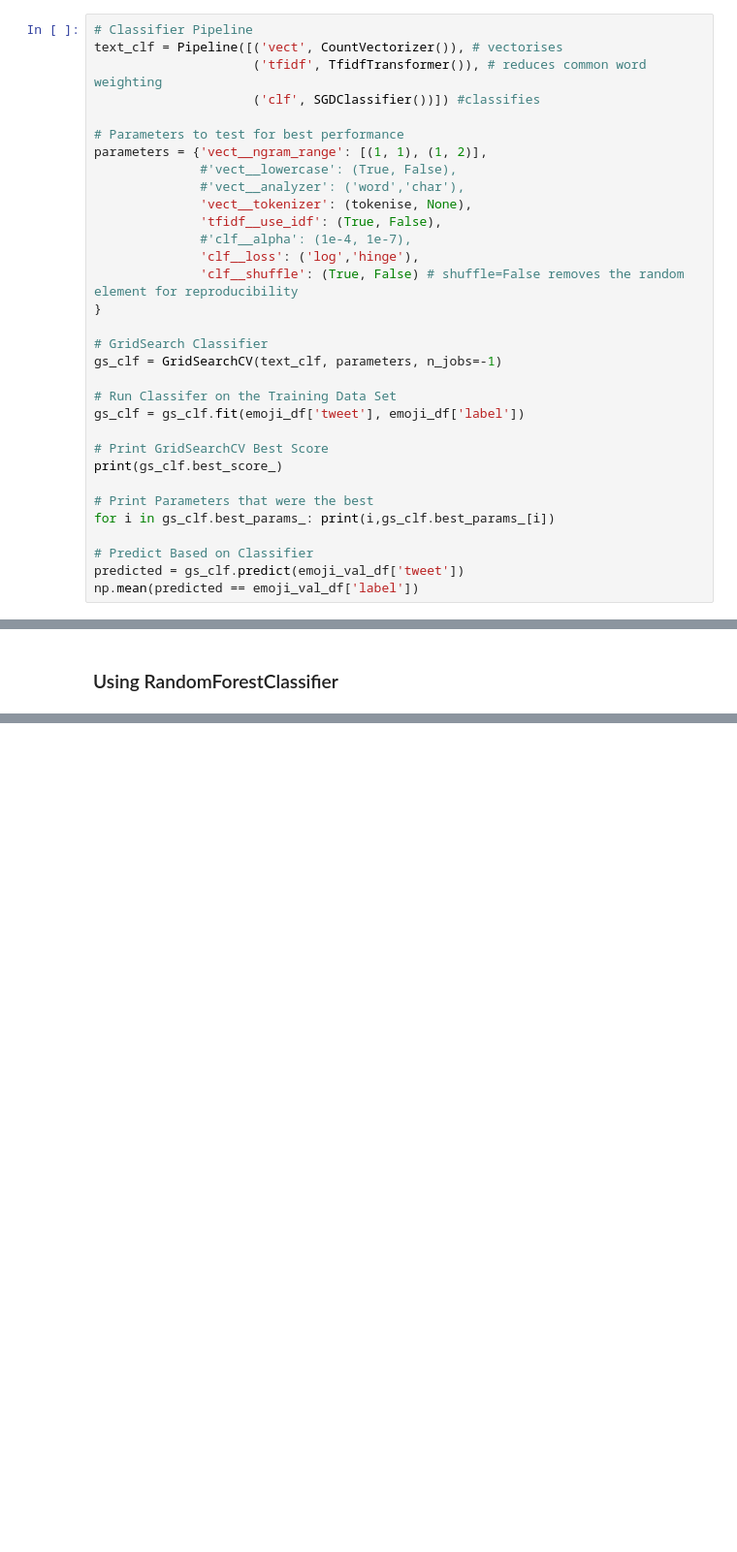
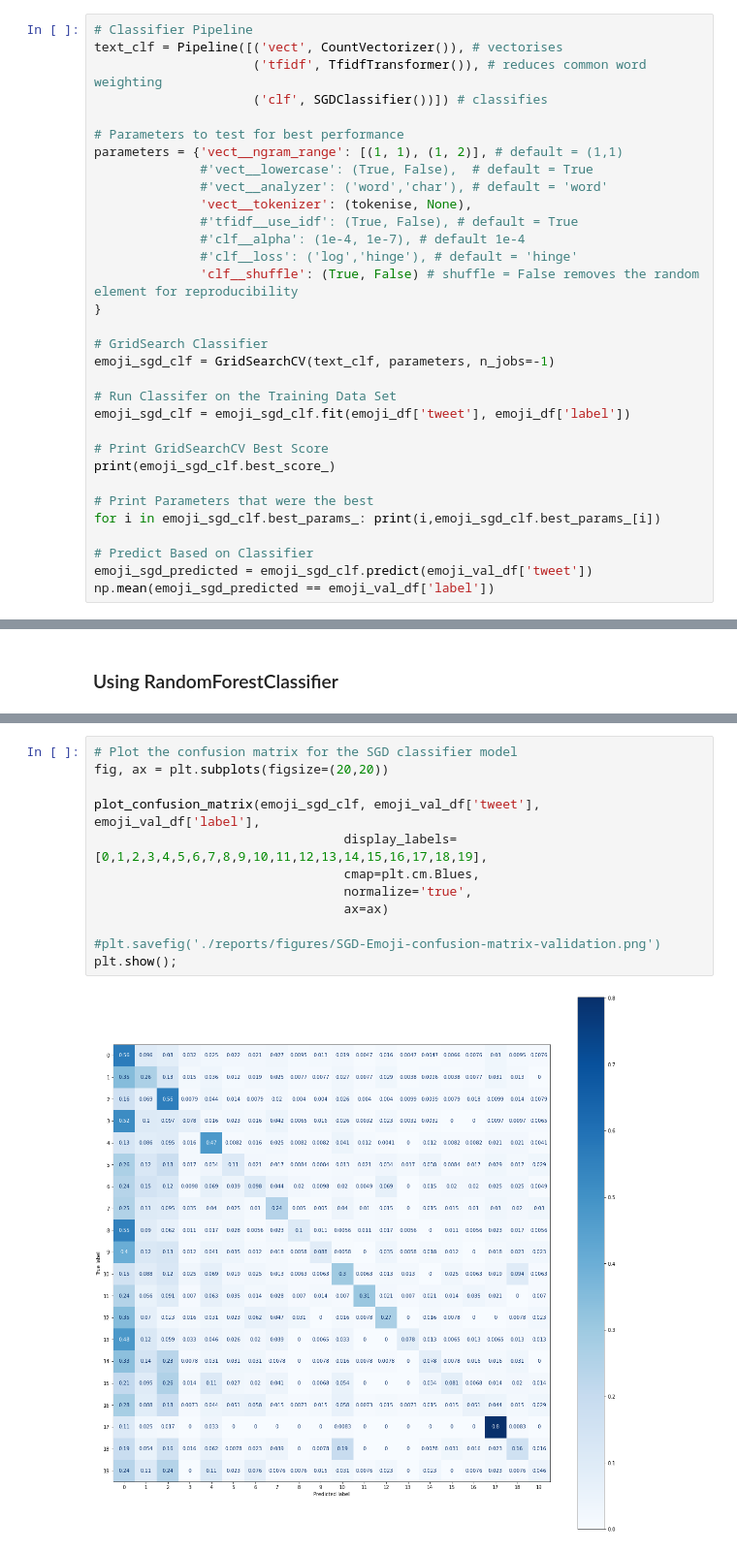
Before and after one commit to dmdequin/fyp2021p4g03, a Jupyter notebook: notebooks/Dee_Notebook.ipynb, the cells around one changed output, grey strips where cells are left out. Shown: that part at 97% size. Drawn from its saved outputs; the diff is of its cells as text; blank space fills up the shorter version.

```diff
--- a/notebooks/Dee_Notebook.ipynb
+++ b/notebooks/Dee_Notebook.ipynb
@@ -673,31 +947,31 @@ np.mean(predicted == irony_val_df['label'])
 # Classifier Pipeline
 text_clf = Pipeline([('vect', CountVectorizer()), # vectorises
                      ('tfidf', TfidfTransformer()), # reduces common word weighting
-                     ('clf', SGDClassifier())]) #classifies
+                     ('clf', SGDClassifier())]) # classifies
 
 # Parameters to test for best performance
-parameters = {'vect__ngram_range': [(1, 1), (1, 2)],
-              #'vect__lowercase': (True, False),
-              #'vect__analyzer': ('word','char'),
+parameters = {'vect__ngram_range': [(1, 1), (1, 2)], # default = (1,1)
+              #'vect__lowercase': (True, False),  # default = True
+              #'vect__analyzer': ('word','char'), # default = 'word'
               'vect__tokenizer': (tokenise, None),
-              'tfidf__use_idf': (True, False),
-              #'clf__alpha': (1e-4, 1e-7),
-              'clf__loss': ('log','hinge'),
-              'clf__shuffle': (True, False) # shuffle=False removes the random element for reproducibility
+              #'tfidf__use_idf': (True, False), # default = True
+              #'clf__alpha': (1e-4, 1e-7), # default 1e-4
+              #'clf__loss': ('log','hinge'), # default = 'hinge'
+              'clf__shuffle': (True, False) # shuffle = False removes the random element for reproducibility
 }
 
 # GridSearch Classifier
-gs_clf = GridSearchCV(text_clf, parameters, n_jobs=-1)
+emoji_sgd_clf = GridSearchCV(text_clf, parameters, n_jobs=-1)
 
 # Run Classifer on the Training Data Set
-gs_clf = gs_clf.fit(emoji_df['tweet'], emoji_df['label'])
+emoji_sgd_clf = emoji_sgd_clf.fit(emoji_df['tweet'], emoji_df['label'])
 
 # Print GridSearchCV Best Score
-print(gs_clf.best_score_)
+print(emoji_sgd_clf.best_score_)
 
 # Print Parameters that were the best
-for i in gs_clf.best_params_: print(i,gs_clf.best_params_[i])
+for i in emoji_sgd_clf.best_params_: print(i,emoji_sgd_clf.best_params_[i])
 
 # Predict Based on Classifier
-predicted = gs_clf.predict(emoji_val_df['tweet'])
-np.mean(predicted == emoji_val_df['label'])
+emoji_sgd_predicted = emoji_sgd_clf.predict(emoji_val_df['tweet'])
+np.mean(emoji_sgd_predicted == emoji_val_df['label'])
@@ -779,0 +1097,14 @@ np.mean(predicted == emoji_val_df['label'])
+# %%
+# Plot the confusion matrix for the SGD classifier model
+fig, ax = plt.subplots(figsize=(20,20))
+
+plot_confusion_matrix(emoji_sgd_clf, emoji_val_df['tweet'], emoji_val_df['label'],
+                                 display_labels=[0,1,2,3,4,5,6,7,8,9,10,11,12,13,14,15,16,17,18,19],
+                                 cmap=plt.cm.Blues,
+                                 normalize='true',
+                                 ax=ax)
+
+#plt.savefig('./reports/figures/SGD-Emoji-confusion-matrix-validation.png')
+plt.show();
+# %% [output]
+[figure, added]
```
Also changed, not shown: parts of 78 cells of this notebook.
